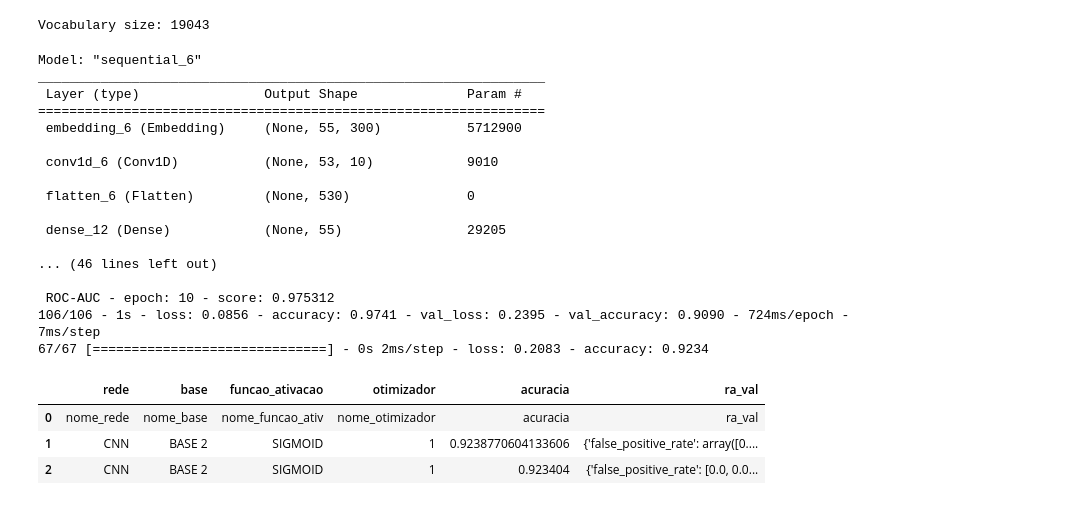
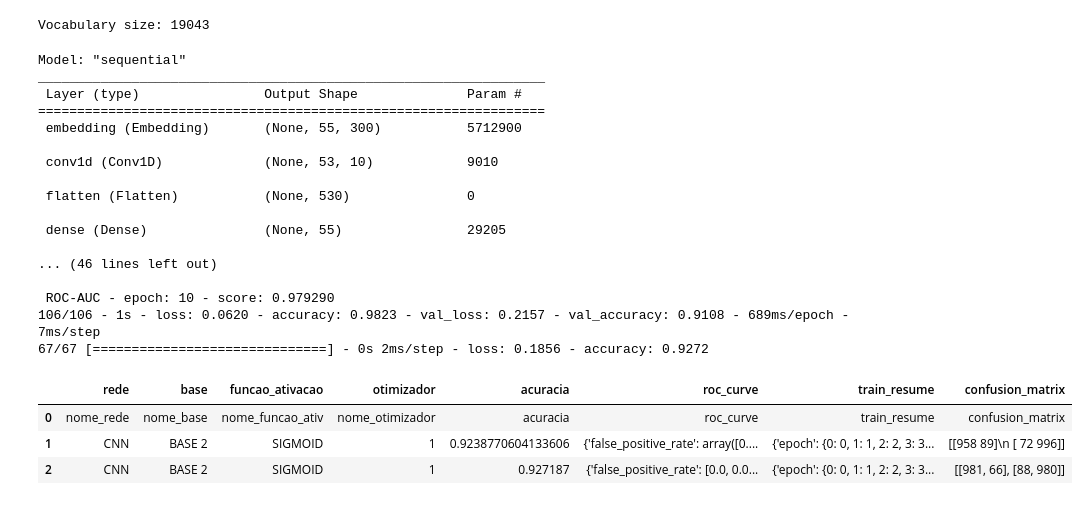
Before and after one commit to LuanPCunha/TCC, a Jupyter notebook: Treinamento_CNN.ipynb, the cells around one changed output. Saved outputs shown, nothing was run; the diff lists cells and outputs as text; code cells hidden in the pictures.

```diff
--- a/Treinamento_CNN.ipynb
+++ b/Treinamento_CNN.ipynb
@@ -96,19 +68,6 @@ class RocAucEvaluation(Callback):
             self.score = roc_auc_score(self.y_val, y_pred)
             self.false_positive_rate, self.true_positive_rate, _ = roc_curve(self.y_val, y_pred)
             print("\n ROC-AUC - epoch: {:d} - score: {:.6f}".format(epoch+1, self.score))
-
-    def print_curve(self):
-        plt.figure()
-        lw = 2
-        plt.plot(self.false_positive_rate,self.true_positive_rate,color="darkorange",lw=lw,label="ROC curve (area = %0.2f)" % self.score)
-        plt.plot([0, 1], [0, 1], color="navy", lw=lw, linestyle="--")
-        plt.xlim([0.0, 1.0])
-        plt.ylim([0.0, 1.05])
-        plt.xlabel("False Positive Rate")
-        plt.ylabel("True Positive Rate")
-        plt.title("Receiver operating characteristic example")
-        plt.legend(loc="lower right")
-        plt.show()
 # %% [markdown]
 # Carrega arquivo de saída (resultados)
 # %%
@@ -243,34 +202,33 @@ def train_model(input_data, output_label, embedding_dimen, batch_size, epochs, v
 
     model = create_cnn(VOCAB_SIZE, EMBEDDING_DIMENSION, MAX_TEXT_SIZE)
     model.summary()
-    # model.compile(loss=tf.keras.losses.SparseCategoricalCrossentropy(from_logits=False), optimizer=optimizer, metrics=['accuracy'])
     model.compile(loss=tf.keras.losses.BinaryCrossentropy(), optimizer=optimizer, metrics=['accuracy'])
 
     ra_val = RocAucEvaluation(validation_data=(x_test, y_test), interval = 1)
     csv_logger = CSVLogger('log.csv', append=False, separator=';')
 
-    history = model.fit(x_train, y_train, batch_size=batch_size, epochs=epochs, validation_split = validation_and_test_size, verbose=2, use_multiprocessing=True,  callbacks = [ra_val,csv_logger])
+    history = model.fit(x_train, y_train, batch_size=batch_size, epochs=epochs, validation_split = validation_and_test_size, verbose=2, use_multiprocessing=True,  callbacks = [ra_val, csv_logger])
     scores = model.evaluate(x_test, y_test, verbose=1)
 
-    return history, model, x_test, y_test, ra_val, scores
+    return history, model, x_test, y_test, ra_val, scores, csv_logger
 # %%
 # plot dos gráficos
-history, model1, x_test, y_test, ra_val, scores = train_model(input_data, output_label, EMBEDDING_DIMENSION, BATCH_SIZE, EPOCHS, VAL_AND_TST_SIZE)
+history, model1, x_test, y_test, ra_val, scores, csv_logger = train_model(input_data, output_label, EMBEDDING_DIMENSION, BATCH_SIZE, EPOCHS, VAL_AND_TST_SIZE)
 # %% [output]
-Model: "sequential_6"
+Model: "sequential"
 _________________________________________________________________
  Layer (type)                Output Shape              Param #
 =================================================================
- embedding_6 (Embedding)     (None, 55, 300)           5712900
+ embedding (Embedding)       (None, 55, 300)           5712900
 
- conv1d_6 (Conv1D)           (None, 53, 10)            9010
+ conv1d (Conv1D)             (None, 53, 10)            9010
 
- flatten_6 (Flatten)         (None, 530)               0
+ flatten (Flatten)           (None, 530)               0
 
- dense_12 (Dense)            (None, 55)                29205
+ dense (Dense)               (None, 55)                29205
 
 ... (46 lines left out)
 
- ROC-AUC - epoch: 10 - score: 0.975312
-106/106 - 1s - loss: 0.0856 - accuracy: 0.9741 - val_loss: 0.2395 - val_accuracy: 0.9090 - 724ms/epoch - 7ms/step
-67/67 [==============================] - 0s 2ms/step - loss: 0.2083 - accuracy: 0.9234
+ ROC-AUC - epoch: 10 - score: 0.979290
+106/106 - 1s - loss: 0.0620 - accuracy: 0.9823 - val_loss: 0.2157 - val_accuracy: 0.9108 - 689ms/epoch - 7ms/step
+67/67 [==============================] - 0s 2ms/step - loss: 0.1856 - accuracy: 0.9272
@@ -277,30 +241,37 @@ _________________________________________________________________
 # %%
 # Parâmetros
 NOME_REDE = REDE_CNN
 NOME_BASE = BASE_2
 NOME_FUNCAO = FUNCAO_ATV_SIGMOID
 NOME_OTIMIZADOR = OTIMIZADOR_1
 
-ra_val_obj = {
+train_resume = pd.read_csv('log.csv',sep=';').to_dict()
+
+roc_curve = {
     "false_positive_rate": ra_val.false_positive_rate,
     "true_positive_rate": ra_val.true_positive_rate,
     "score": ra_val.score
 }
+
+confusion_matrix = confusion_matrix(y_labeltrue,y_labelpred)
 
 # Salvando resultado do modelo
 registro_resultado = {resultados.columns[0]: NOME_REDE,
                       resultados.columns[1]: NOME_BASE,
                       resultados.columns[2]: NOME_FUNCAO,
                       resultados.columns[3]: NOME_OTIMIZADOR,
                       resultados.columns[4]: scores[1],
-                      resultados.columns[5]: ra_val_obj}
+                      resultados.columns[5]: roc_curve,
+                      resultados.columns[6]: train_resume,
+                      resultados.columns[7]: confusion_matrix}
+
 resultados = resultados.append(registro_resultado, ignore_index=True)
 resultados
 # %% [output]
-|  | rede | base | funcao_ativacao | otimizador | acuracia | ra_val |
-| 0 | nome_rede | nome_base | nome_funcao_ativ | nome_otimizador | acuracia | ra_val |
-| 1 | CNN | BASE 2 | SIGMOID | 1 | 0.9238770604133606 | {'false_positive_rate': array([0.... |
-| 2 | CNN | BASE 2 | SIGMOID | 1 | 0.923404 | {'false_positive_rate': [0.0, 0.0... |
+|  | rede | base | funcao_ativacao | otimizador | acuracia | roc_curve | train_resume | confusion_matrix |
+| 0 | nome_rede | nome_base | nome_funcao_ativ | nome_otimizador | acuracia | roc_curve | train_resume | confusion_matrix |
+| 1 | CNN | BASE 2 | SIGMOID | 1 | 0.9238770604133606 | {'false_positive_rate': array([0.... | {'epoch': {0: 0, 1: 1, 2: 2, 3: 3... | [[958 89]\n [ 72 996]] |
+| 2 | CNN | BASE 2 | SIGMOID | 1 | 0.927187 | {'false_positive_rate': [0.0, 0.0... | {'epoch': {0: 0, 1: 1, 2: 2, 3: 3... | [[981, 66], [88, 980]] |
 # %%
 # Caso queira deletar uma linha use o código abaixo
 # Use a propriedade label para especificar o índice da linha
```
Also changed, not shown: parts of 10 cells of this notebook.
